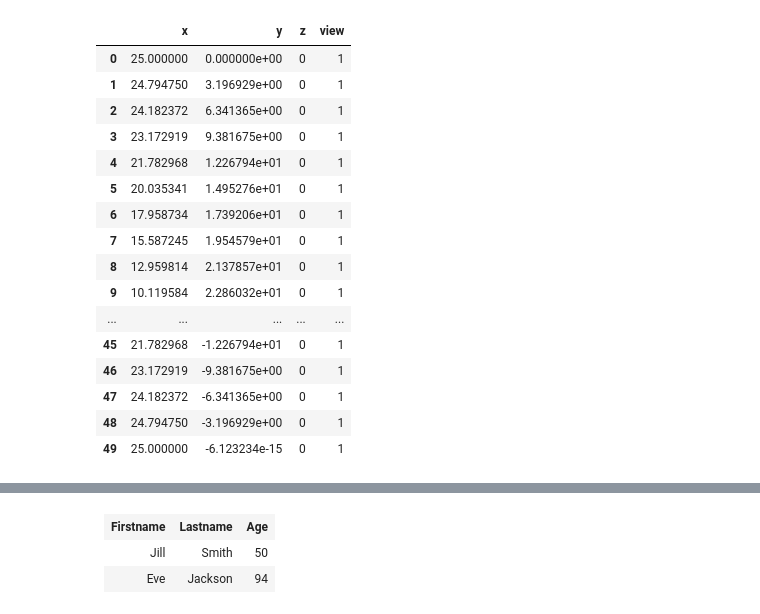
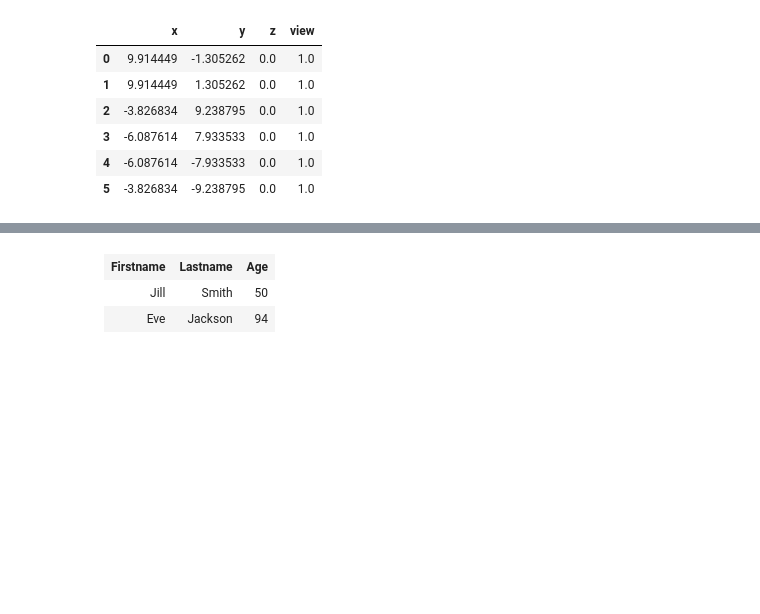
Before and after one commit to Garth-42/hexapod-kinematics, a Jupyter notebook: kinematics rev 3.ipynb, the cells around one changed output, grey strips where cells are left out. Cells and saved outputs as stored; diff of their text form; code cells hidden in the pictures; blank space fills up the shorter version.

Commit message:
Functioning Transform with graph depicting linkages

```diff
--- a/kinematics rev 3.ipynb
+++ b/kinematics rev 3.ipynb
@@ -71,32 +66,51 @@ for pt in np.linspace(0, 2*pi):
+# %%
+# Create Data to graph
+
+r_base = 25 # radius of circle that hinges on the base are located on, mm
+r_plat = 10 # radius of the circle that hinges on the platform are located on, mm
+hinge_offset_angle = radians(15) # angle between the two hinges in a hinge pair, input: deg, stored: radians
+
+# Determine coordinates for platform and base, in their local coordinate systems, with a view val also. (4 val)
+B_base_hinge_locs = det_local_hinge_coords(r_base, hinge_offset_angle) # B_ means ref. in the base coordinate system
+P_plat_hinge_locs = det_local_hinge_coords(r_plat, hinge_offset_angle) # P_ means ref. in the platform coordinate system
 # %%
 # Original Data -> Dataframe
+x = []
+y = []
+z = []
+view = []
 
-x = circ1_x
-y = circ1_y
-z = circ1_z
-view = circ1_view
+for data in B_base_hinge_locs:
+    x.append(data[0])
+    y.append(data[1])
+    z.append(data[2])
+    view.append(data[3])
+
+# Create data frame of the original data points
+base = pd.DataFrame({'x':x, 'y':y, 'z':z, 'view':view}) # If I try to use a np array, it thinks I am trying to multiply a 4,3 array by a 4,# data pts array
+
+x = []
+y = []
+z = []
+view = []
+for data in P_plat_hinge_locs:
+    x.append(data[0])
+    y.append(data[1])
+    z.append(data[2])
+    view.append(data[3])
+
 data_pts_in_A = pd.DataFrame({'x':x, 'y':y, 'z':z, 'view':view}) # If I try to use a np array, it thinks I am trying to multiply a 4,3 array by a 4,# data pts array
 
 display(HTML(data_pts_in_A.to_html()))
 data_pts_in_A.to_excel('data_pts_in_A.xlsx')
 # %% [output]
 |  | x | y | z | view |
-| 0 | 25.000000 | 0.000000e+00 | 0 | 1 |
-| 1 | 24.794750 | 3.196929e+00 | 0 | 1 |
-| 2 | 24.182372 | 6.341365e+00 | 0 | 1 |
-| 3 | 23.172919 | 9.381675e+00 | 0 | 1 |
-| 4 | 21.782968 | 1.226794e+01 | 0 | 1 |
-| 5 | 20.035341 | 1.495276e+01 | 0 | 1 |
-| 6 | 17.958734 | 1.739206e+01 | 0 | 1 |
-| 7 | 15.587245 | 1.954579e+01 | 0 | 1 |
-| 8 | 12.959814 | 2.137857e+01 | 0 | 1 |
-| 9 | 10.119584 | 2.286032e+01 | 0 | 1 |
-| ... | ... | ... | ... | ... |
-| 45 | 21.782968 | -1.226794e+01 | 0 | 1 |
-| 46 | 23.172919 | -9.381675e+00 | 0 | 1 |
-| 47 | 24.182372 | -6.341365e+00 | 0 | 1 |
-| 48 | 24.794750 | -3.196929e+00 | 0 | 1 |
-| 49 | 25.000000 | -6.123234e-15 | 0 | 1 |
+| 0 | 9.914449 | -1.305262 | 0.0 | 1.0 |
+| 1 | 9.914449 | 1.305262 | 0.0 | 1.0 |
+| 2 | -3.826834 | 9.238795 | 0.0 | 1.0 |
+| 3 | -6.087614 | 7.933533 | 0.0 | 1.0 |
+| 4 | -6.087614 | -7.933533 | 0.0 | 1.0 |
+| 5 | -3.826834 | -9.238795 | 0.0 | 1.0 |
 # %%
 # Transformed Data
 
```
Also changed, not shown: parts of 5 cells of this notebook, 2 other files.
